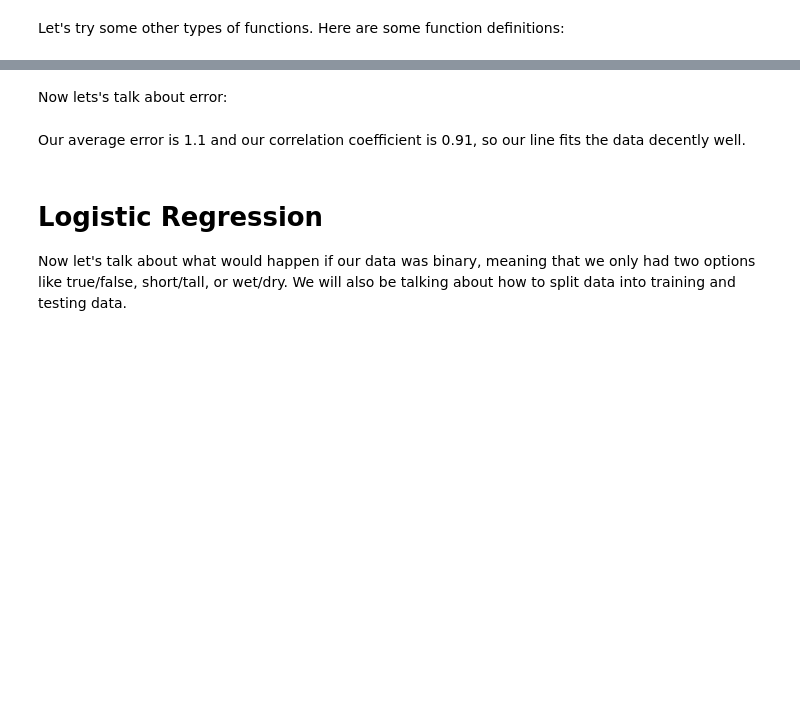
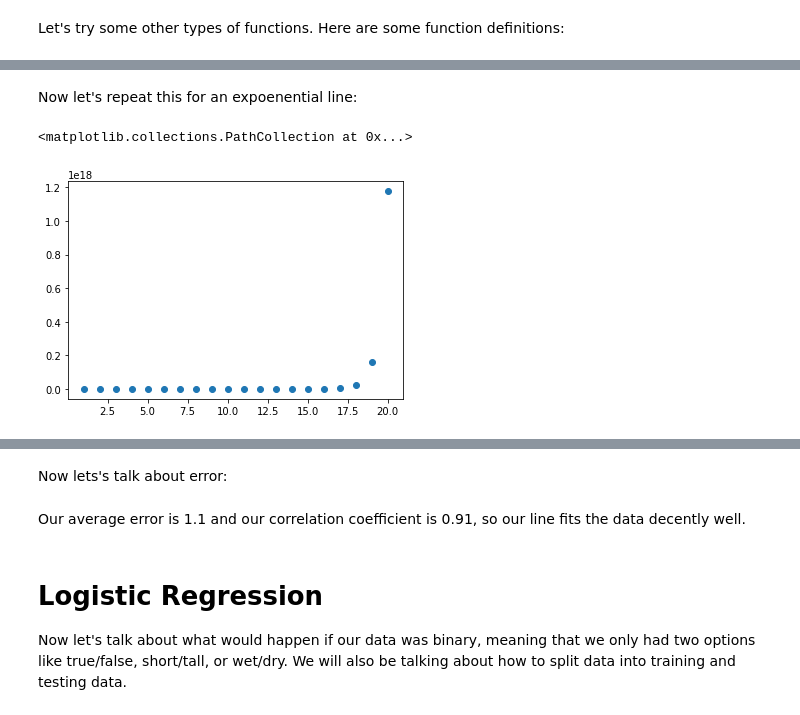
Before and after one commit to UWStemSubML2022/Regression, a Jupyter notebook: Regression.ipynb, the cells around one changed output, grey strips where cells are left out. Saved outputs shown, nothing was run; the diff lists cells and outputs as text; code cells hidden in the pictures; blank space fills up the shorter version.

```diff
--- a/Regression.ipynb
+++ b/Regression.ipynb
@@ -169,4 +199,9 @@ def log_line(x, a, b, c):
+# %% [markdown]
+Now let's repeat this for an expoenential line:
 # %%
-y = quadratic_line(x, 5, 2, 2)
-y = y + np.random.normal(0, 30, 20)
+y = exponential_line(x, 5, 2, 2)
+y = y + np.random.normal(4, 30, 20)
 plt.scatter(x,y)
+# %% [output]
+<matplotlib.collections.PathCollection at 0x...>
+[figure, added]
```
Also changed, not shown: parts of 14 cells of this notebook.
